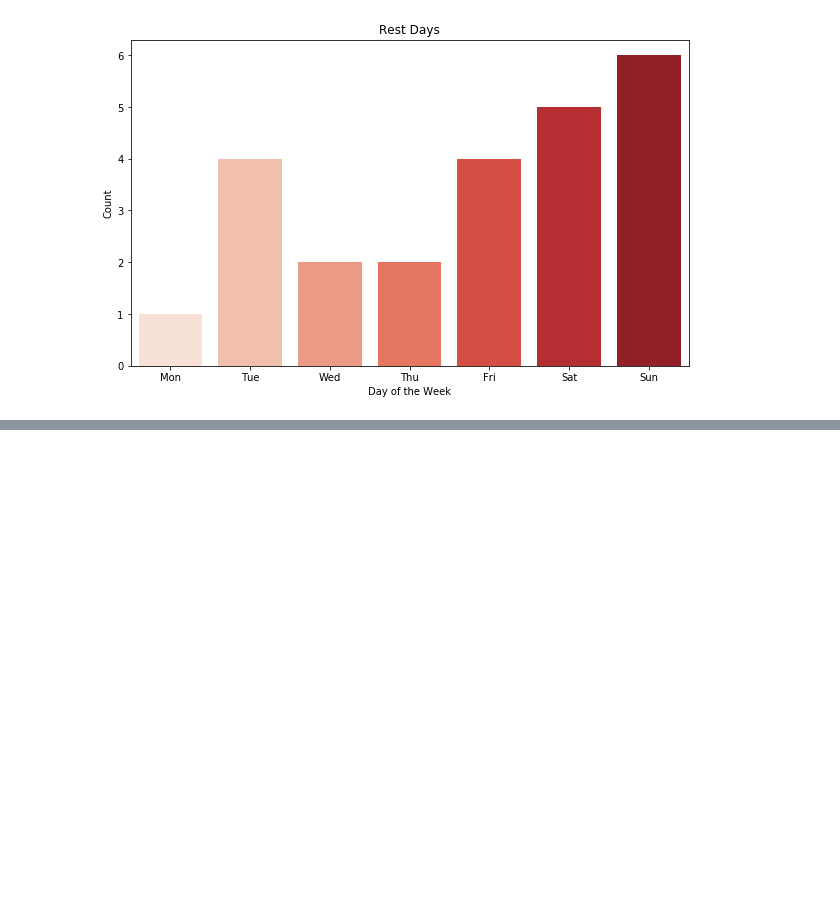
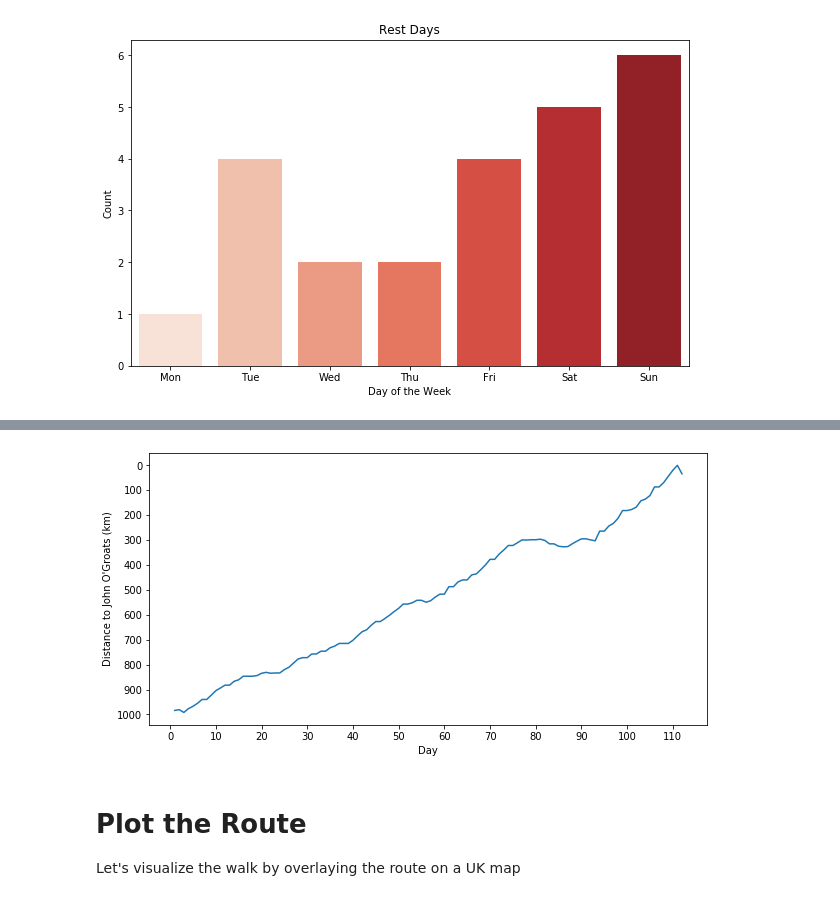
Before and after one commit to EmmaKLofthouse/LEJOG, a Jupyter notebook: lejog.ipynb, the cells around one changed output, grey strips where cells are left out. Cells and saved outputs as stored; diff of their text form; code cells hidden in the pictures; blank space fills up the shorter version.

```diff
--- a/lejog.ipynb
+++ b/lejog.ipynb
@@ -330,0 +405,18 @@ plt.ylabel('Count');
+# %%
+# Calculating the distance from John O'Groats as the crow flies
+df['Lon_lat_inc_rest'] = df['Lon_lat'].replace(-1, method='ffill')
+df['Distance_from_JOG'] = df['Lon_lat_inc_rest'].apply(lambda x: geopy.distance.geodesic(x, (lon_JOG,lat_JOG)).km)
+# %%
+plt.figure(figsize=(10,5))
+plt.plot(df["Day_number"], df["Distance_from_JOG"])
+plt.gca().invert_yaxis()
+plt.xlabel("Day")
+plt.xticks(np.arange(0,112,10))
+plt.ylabel("Distance to John O'Groats (km)")
+plt.yticks(np.arange(0,1100,100));
+# %% [output]
+[figure, added]
+# %% [markdown]
+# Plot the Route
+
+Let's visualize the walk by overlaying the route on a UK map
```
Also changed, not shown: parts of 25 cells of this notebook, 1 other file.
